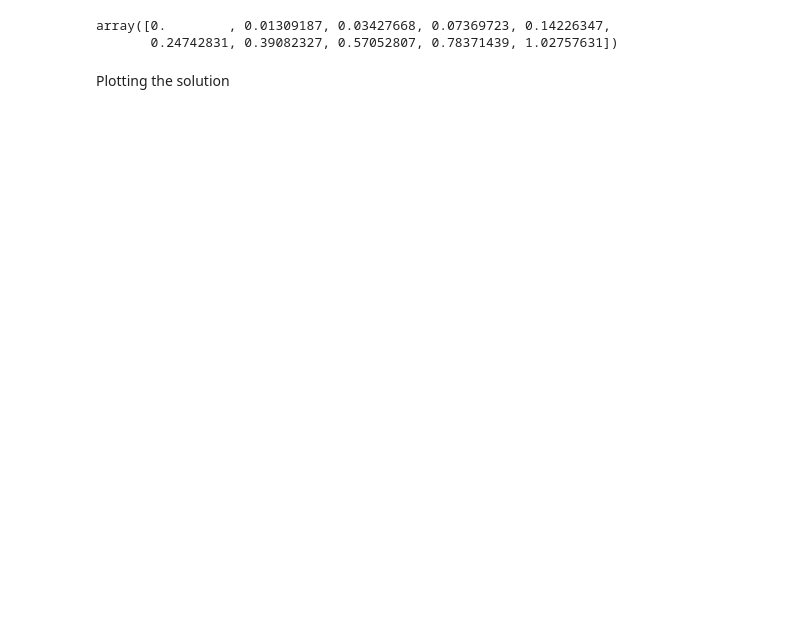
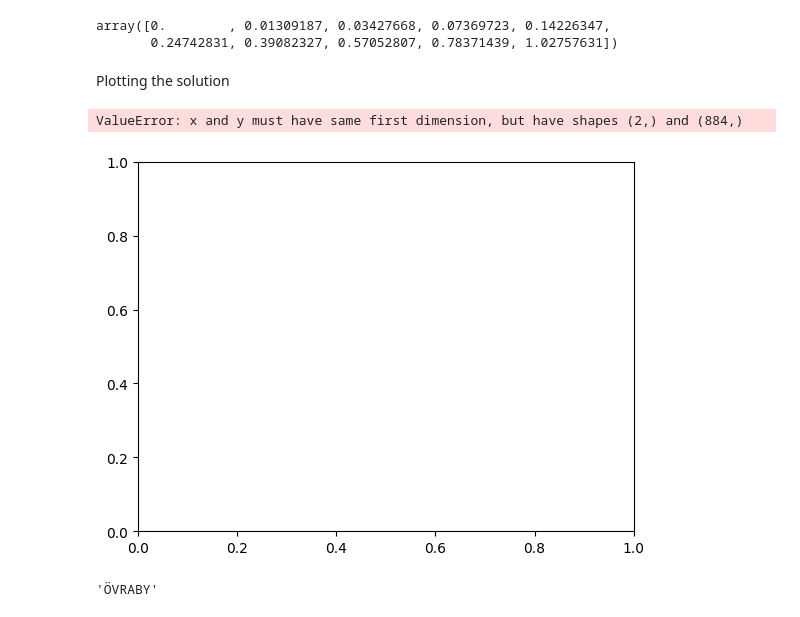
Before and after one commit to polislizarralde/PythonMathematicalModeling, a Jupyter notebook: docs/PlagueProject/FittingSeasonMetapopModelPlague.ipynb, the cells around one changed output. Drawn from its saved outputs; the diff is of its cells as text; code cells hidden in the pictures; blank space fills up the shorter version.

```diff
--- a/docs/PlagueProject/FittingSeasonMetapopModelPlague.ipynb
+++ b/docs/PlagueProject/FittingSeasonMetapopModelPlague.ipynb
@@ -322,9 +349,18 @@ def plot_SIRD_solution(model: dict, state: list[str] = ['S', 'E', 'I', 'R', 'D',
             raise ValueError(f"Invalid state: {key}")
         for i in range(model['n']):
             plt.plot(model['t'], model[key][i],
-                     label=f'{key} - {patchNames[i]}')
+                     label=f'{key} - {model_input.patchNames()[i]}')
     plt.xlabel('Time')
     plt.ylabel('Infectious')
     plt.title('SEIRD model')
     # plt.legend(loc="upper center", mode ="expand",  ncol = 19, bbox_to_anchor=(0.5, -0.25))
     plt.show()
+# %%
+plot_SIRD_solution(model_solution, 'D')
+# %% [output]
+ValueError: x and y must have same first dimension, but have shapes (2,) and (884,)
+[figure, added]
+# %%
+model_input.patchNames()[0]
+# %% [output]
+'ÖVRABY'
```
Also changed, not shown: parts of 7 cells of this notebook, 2 other files.
